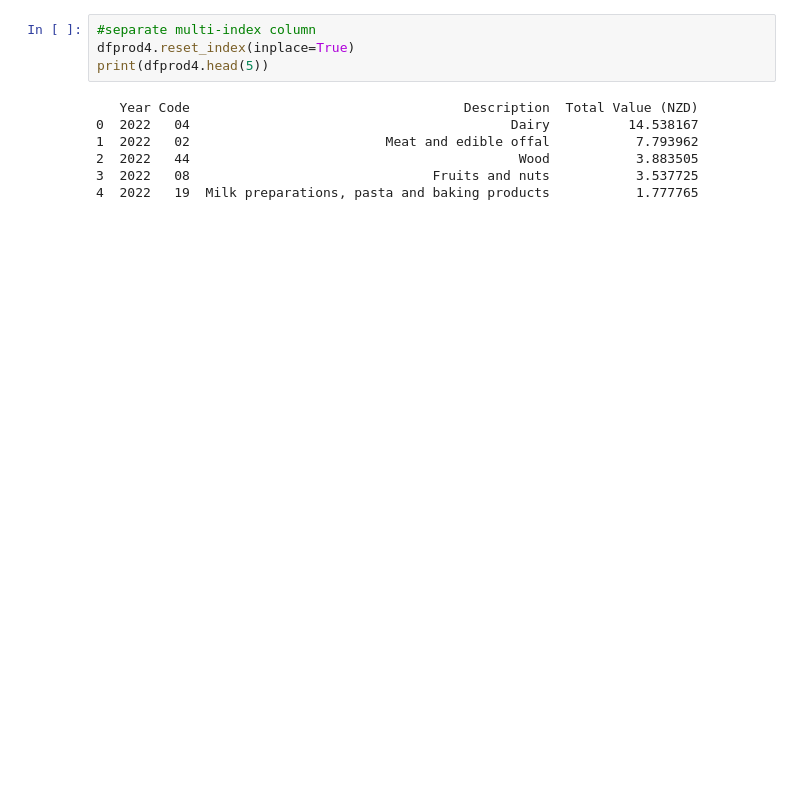
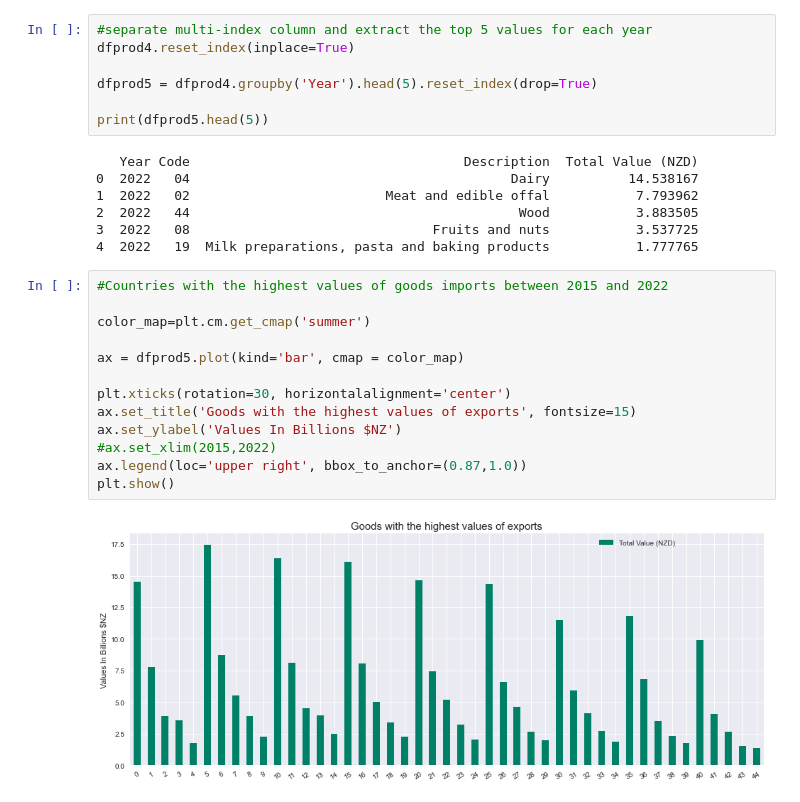
Before and after one commit to lilianasku/Time-series-analysis, a Jupyter notebook: notebooks/TradeData_Eda.ipynb, the cells around one changed output. Saved outputs shown, nothing was run; the diff lists cells and outputs as text; blank space fills up the shorter version.

```diff
--- a/notebooks/TradeData_Eda.ipynb
+++ b/notebooks/TradeData_Eda.ipynb
@@ -470,9 +470,12 @@ dfprod3['Year']= dfprod3['Quarter'].dt.strftime('%Y')
 dfprod3 = dfprod3.groupby(['Year', 'Code', 'Description']).agg({'Total Value (NZD)': sum})/1000000000
 dfprod4 = dfprod3.sort_values(by=['Year','Total Value (NZD)'], ascending = False)
 # %%
-#separate multi-index column
+#separate multi-index column and extract the top 5 values for each year
 dfprod4.reset_index(inplace=True)
-print(dfprod4.head(5))
+
+dfprod5 = dfprod4.groupby('Year').head(5).reset_index(drop=True)
+
+print(dfprod5.head(5))
 # %% [output]
    Year Code                                   Description  Total Value (NZD)
 0  2022   04                                         Dairy          14.538167
@@ -480,3 +483,18 @@ print(dfprod4.head(5))
 2  2022   44                                          Wood           3.883505
 3  2022   08                               Fruits and nuts           3.537725
 4  2022   19  Milk preparations, pasta and baking products           1.777765
+# %%
+#Countries with the highest values of goods imports between 2015 and 2022
+
+color_map=plt.cm.get_cmap('summer')
+
+ax = dfprod5.plot(kind='bar', cmap = color_map)
+
+plt.xticks(rotation=30, horizontalalignment='center')
+ax.set_title('Goods with the highest values of exports', fontsize=15)
+ax.set_ylabel('Values In Billions $NZ')
+#ax.set_xlim(2015,2022)
+ax.legend(loc='upper right', bbox_to_anchor=(0.87,1.0))
+plt.show()
+# %% [output]
+[figure, added]
```
